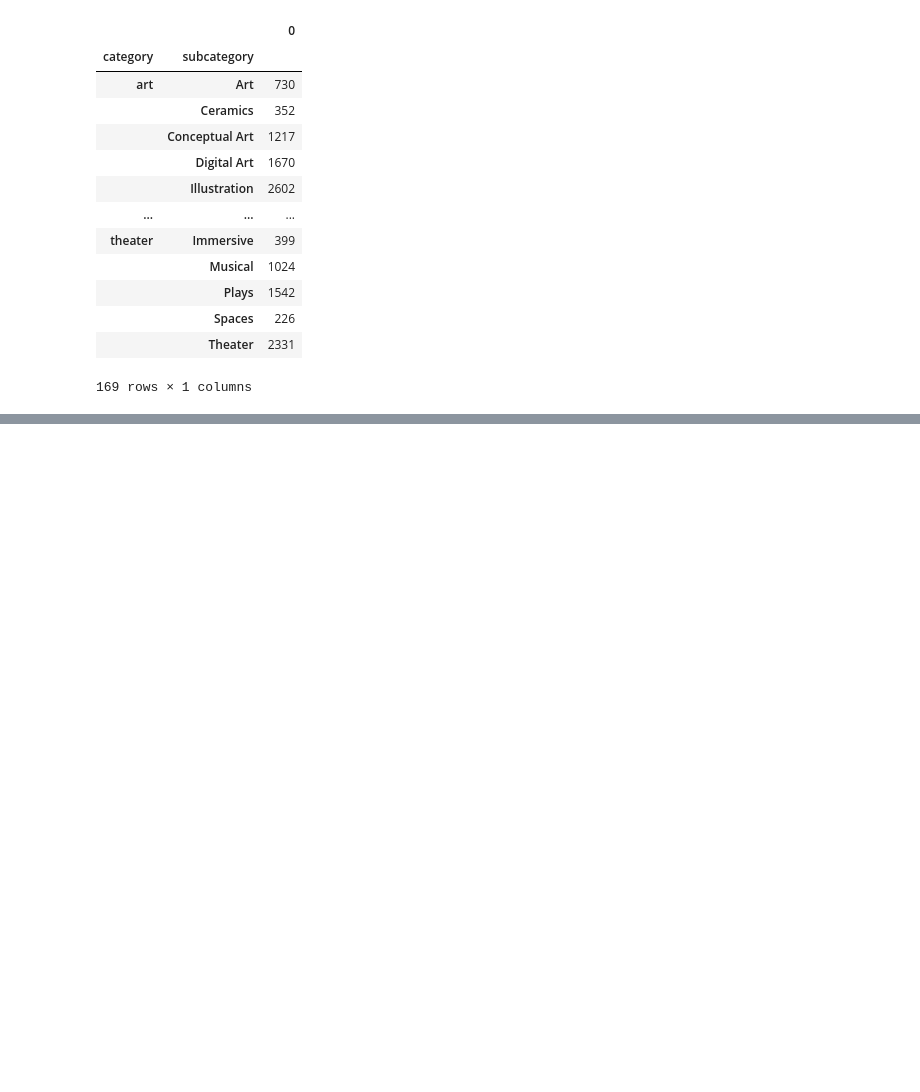
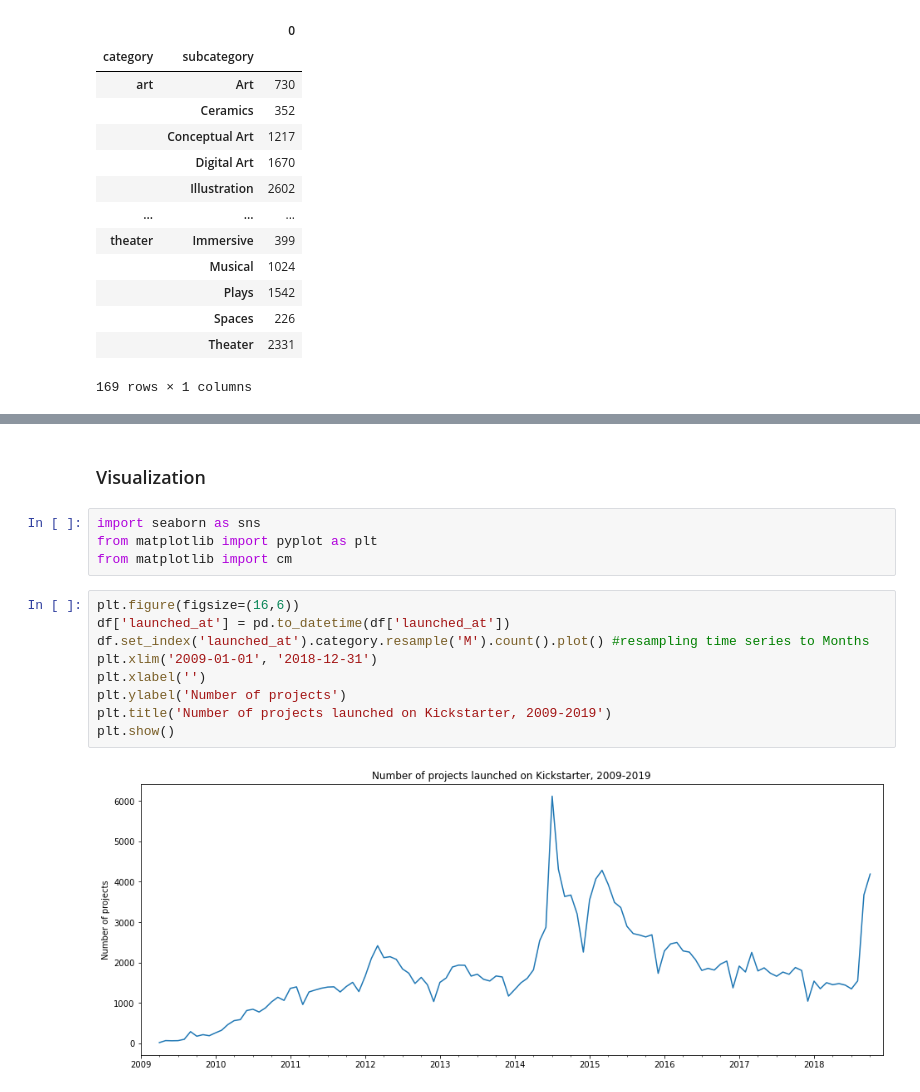
Before and after one commit to domitrut/ML_GROUP6, a Jupyter notebook: Group_6_ML.ipynb, the cells around one changed output, grey strips where cells are left out. Cells and saved outputs as stored; diff of their text form; blank space fills up the shorter version.

Commit message:
First crack at statistics and Viz
Visualization done and first try of statistics

```diff
--- a/Group_6_ML.ipynb
+++ b/Group_6_ML.ipynb
@@ -201,0 +263,17 @@ cat_sub_frame
+# %% [markdown]
+### Visualization
+# %%
+import seaborn as sns
+from matplotlib import pyplot as plt
+from matplotlib import cm
+# %%
+plt.figure(figsize=(16,6))
+df['launched_at'] = pd.to_datetime(df['launched_at'])
+df.set_index('launched_at').category.resample('M').count().plot() #resampling time series to Months
+plt.xlim('2009-01-01', '2018-12-31')
+plt.xlabel('')
+plt.ylabel('Number of projects')
+plt.title('Number of projects launched on Kickstarter, 2009-2019')
+plt.show()
+# %% [output]
+[figure, added]
```
Also changed, not shown: parts of 7 cells of this notebook.
